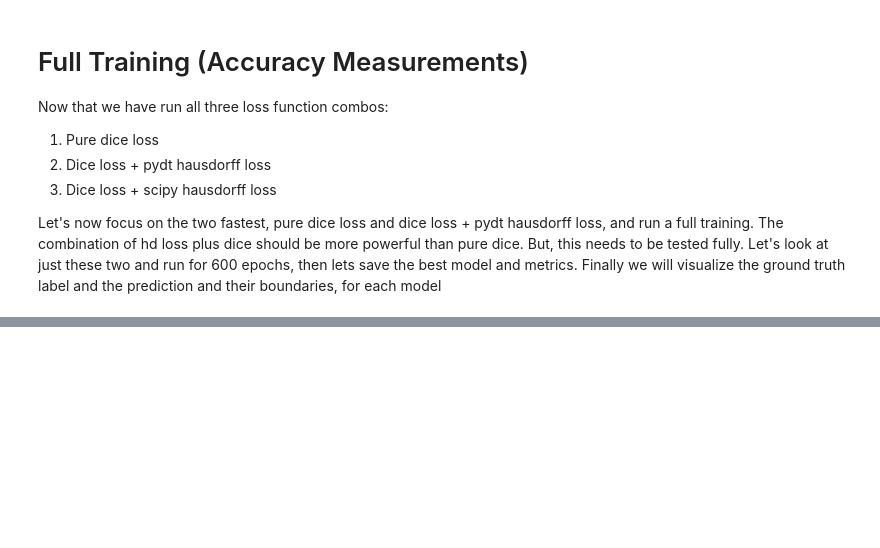
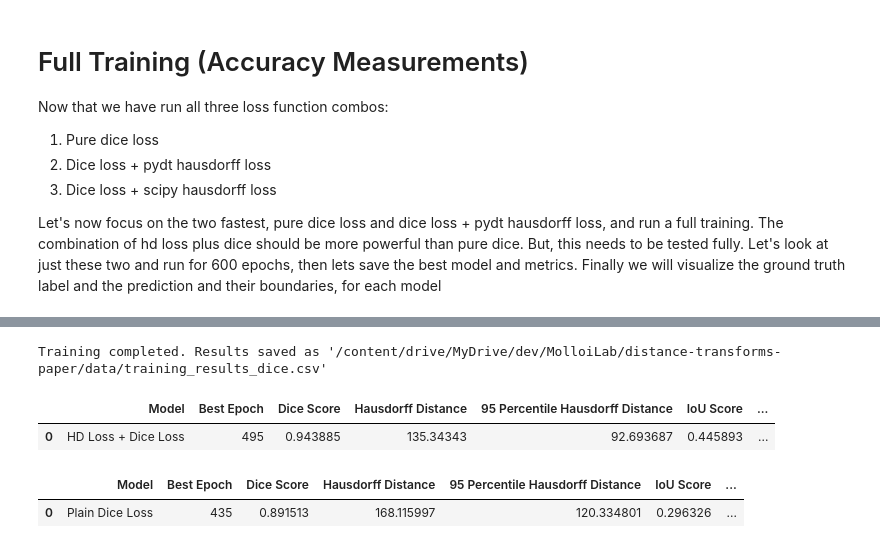
Before and after one commit to MolloiLab/distance-transforms-paper, a Jupyter notebook: hausdorff_loss.ipynb, the cells around one changed output, grey strips where cells are left out. Saved outputs shown, nothing was run; the diff lists cells and outputs as text; code cells hidden in the pictures; blank space fills up the shorter version.

```diff
--- a/hausdorff_loss.ipynb
+++ b/hausdorff_loss.ipynb
@@ -662,0 +1203,76 @@ iou_metric = MeanIoU(include_background=False, reduction="mean")
+# %%
+# Load the saved best model
+best_model = UNet(
+    spatial_dims=3,
+    in_channels=1,
+    out_channels=2,
+    channels=(16, 32, 64, 128, 256),
+    strides=(2, 2, 2, 2),
+    num_res_units=2,
+    norm=Norm.BATCH,
+).to(device)
+best_model.load_state_dict(torch.load(os.path.join(data_path_dir, "best_metric_model_hd_pydt.pth")))
+
+# Evaluate the best model on the validation set using all metrics
+best_model.eval()
+with torch.no_grad():
+    for val_data in val_loader:
+        val_inputs, val_labels = (
+            val_data["image"].to(device),
+            val_data["label"].to(device),
+        )
+        roi_size = (160, 160, 160)
+        sw_batch_size = 4
+        val_outputs = sliding_window_inference(val_inputs, roi_size, sw_batch_size, best_model)
+        val_outputs = [post_pred(i) for i in decollate_batch(val_outputs)]
+        val_labels = [post_label(i) for i in decollate_batch(val_labels)]
+
+        # Compute metrics for the best model
+        dice_metric(y_pred=val_outputs, y=val_labels)
+        hausdorff_metric(y_pred=val_outputs, y=val_labels)
+        hausdorff_95_metric(y_pred=val_outputs, y=val_labels)
+        iou_metric(y_pred=val_outputs, y=val_labels)
+
+    # Aggregate the final metric results for the best model
+    dice_score = dice_metric.aggregate().item()
+    hausdorff_distance = hausdorff_metric.aggregate().item()
+    hausdorff_distance_95 = hausdorff_95_metric.aggregate().item()
+    iou_score = iou_metric.aggregate().item()
+
+# Calculate average and standard deviation of epoch times
+avg_epoch_time = np.mean(epoch_times)
+std_epoch_time = np.std(epoch_times)
+
+# Append the best model's details and metrics to the list
+model_data.append({
+    'Model': 'HD Loss + Dice Loss',
+    'Best Epoch': best_metric_epoch,
+    'Dice Score': dice_score,
+    'Hausdorff Distance': hausdorff_distance,
+    '95 Percentile Hausdorff Distance': hausdorff_distance_95,
+    'IoU Score': iou_score,
+    'Total Training Time (s)': total_time,
+    'Avg Epoch Time (s)': avg_epoch_time,
+    'Std Epoch Time (s)': std_epoch_time
+})
+
+# Create a DataFrame from the model_data list
+df_hd_dice = pd.DataFrame(model_data)
+
+# Save the DataFrame as a CSV file
+csv_path = os.path.join(data_path_dir, "training_results_dice.csv")
+df.to_csv(csv_path, index=False)
+
+print(f"Training completed. Results saved as '{csv_path}'")
+# %% [output]
+Training completed. Results saved as '/content/drive/MyDrive/dev/MolloiLab/distance-transforms-paper/data/training_results_dice.csv'
+# %%
+df_hd_dice
+# %% [output]
+|  | Model | Best Epoch | Dice Score | Hausdorff Distance | 95 Percentile Hausdorff Distance | IoU Score | ... |
+| 0 | HD Loss + Dice Loss | 495 | 0.943885 | 135.34343 | 92.693687 | 0.445893 | ... |
+# %%
+df_plain_dice
+# %% [output]
+|  | Model | Best Epoch | Dice Score | Hausdorff Distance | 95 Percentile Hausdorff Distance | IoU Score | ... |
+| 0 | Plain Dice Loss | 435 | 0.891513 | 168.115997 | 120.334801 | 0.296326 | ... |
```
Also changed, not shown: parts of 37 cells of this notebook, 9 other files.
